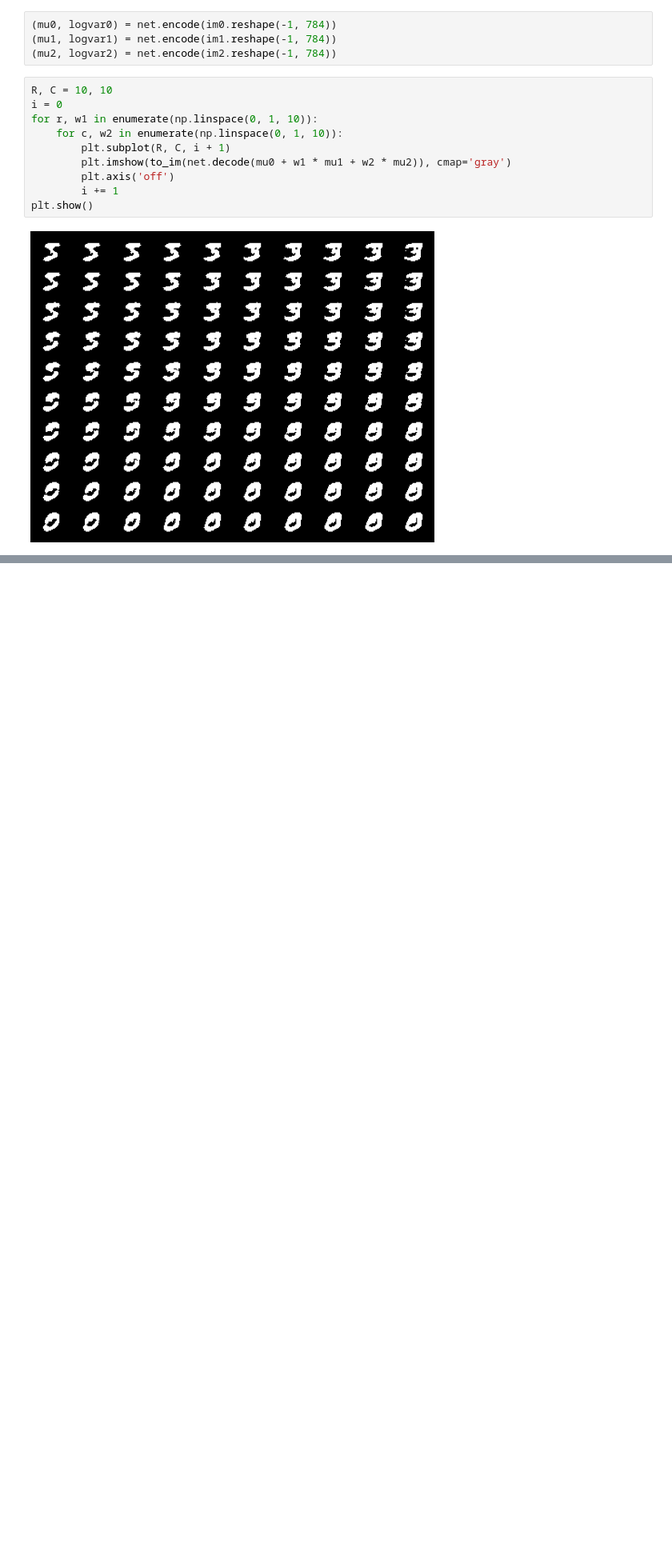
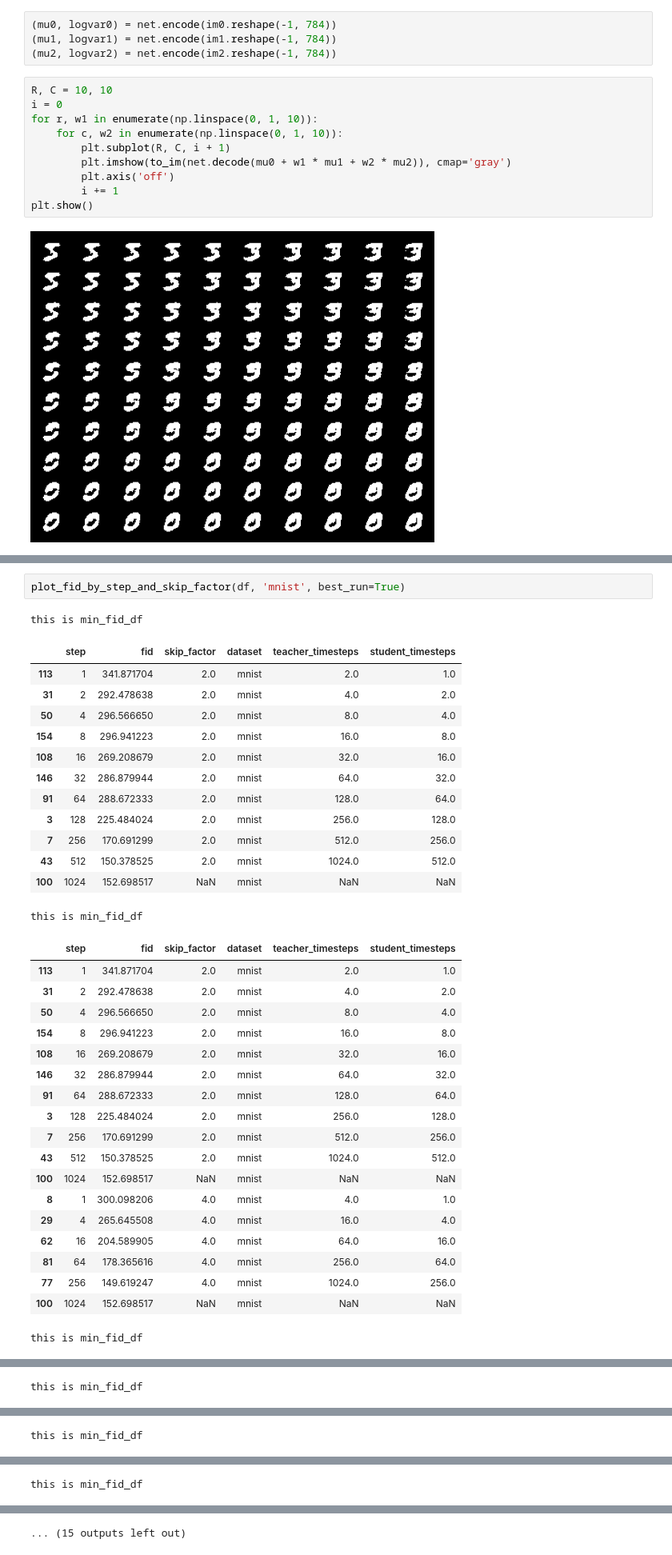
Before and after one commit to timohromadka/diffusion_distiller, a Jupyter notebook: testing.ipynb, the cells around one changed output, grey strips where cells are left out. Shown at 80% size. Saved outputs shown, nothing was run; the diff lists cells and outputs as text; blank space fills up the shorter version.

```diff
--- a/testing.ipynb
+++ b/testing.ipynb
@@ -90,0 +243,36 @@ plt.show()
+# %%
+plot_fid_by_step_and_skip_factor(df, 'mnist', best_run=True)
+# %% [output]
+this is min_fid_df
+|  | step | fid | skip_factor | dataset | teacher_timesteps | student_timesteps |
+| 113 | 1 | 341.871704 | 2.0 | mnist | 2.0 | 1.0 |
+| 31 | 2 | 292.478638 | 2.0 | mnist | 4.0 | 2.0 |
+| 50 | 4 | 296.566650 | 2.0 | mnist | 8.0 | 4.0 |
+| 154 | 8 | 296.941223 | 2.0 | mnist | 16.0 | 8.0 |
+| 108 | 16 | 269.208679 | 2.0 | mnist | 32.0 | 16.0 |
+| 146 | 32 | 286.879944 | 2.0 | mnist | 64.0 | 32.0 |
+| 91 | 64 | 288.672333 | 2.0 | mnist | 128.0 | 64.0 |
+| 3 | 128 | 225.484024 | 2.0 | mnist | 256.0 | 128.0 |
+| 7 | 256 | 170.691299 | 2.0 | mnist | 512.0 | 256.0 |
+| 43 | 512 | 150.378525 | 2.0 | mnist | 1024.0 | 512.0 |
+| 100 | 1024 | 152.698517 | NaN | mnist | NaN | NaN |
+this is min_fid_df
+|  | step | fid | skip_factor | dataset | teacher_timesteps | student_timesteps |
+| 113 | 1 | 341.871704 | 2.0 | mnist | 2.0 | 1.0 |
+| 31 | 2 | 292.478638 | 2.0 | mnist | 4.0 | 2.0 |
+| 50 | 4 | 296.566650 | 2.0 | mnist | 8.0 | 4.0 |
+| 154 | 8 | 296.941223 | 2.0 | mnist | 16.0 | 8.0 |
+| 108 | 16 | 269.208679 | 2.0 | mnist | 32.0 | 16.0 |
+| 146 | 32 | 286.879944 | 2.0 | mnist | 64.0 | 32.0 |
+| 91 | 64 | 288.672333 | 2.0 | mnist | 128.0 | 64.0 |
+| 3 | 128 | 225.484024 | 2.0 | mnist | 256.0 | 128.0 |
+| 7 | 256 | 170.691299 | 2.0 | mnist | 512.0 | 256.0 |
+| 43 | 512 | 150.378525 | 2.0 | mnist | 1024.0 | 512.0 |
+| 100 | 1024 | 152.698517 | NaN | mnist | NaN | NaN |
+| 8 | 1 | 300.098206 | 4.0 | mnist | 4.0 | 1.0 |
+| 29 | 4 | 265.645508 | 4.0 | mnist | 16.0 | 4.0 |
+| 62 | 16 | 204.589905 | 4.0 | mnist | 64.0 | 16.0 |
+| 81 | 64 | 178.365616 | 4.0 | mnist | 256.0 | 64.0 |
+| 77 | 256 | 149.619247 | 4.0 | mnist | 1024.0 | 256.0 |
+| 100 | 1024 | 152.698517 | NaN | mnist | NaN | NaN |
+this is min_fid_df
@@ -90,0 +296 @@ plt.show()
+this is min_fid_df
@@ -90,0 +314 @@ plt.show()
+this is min_fid_df
@@ -90,0 +332 @@ plt.show()
+this is min_fid_df
@@ -90,0 +350 @@ plt.show()
+... (15 outputs left out)
```
Also changed, not shown: parts of 10 cells of this notebook.
